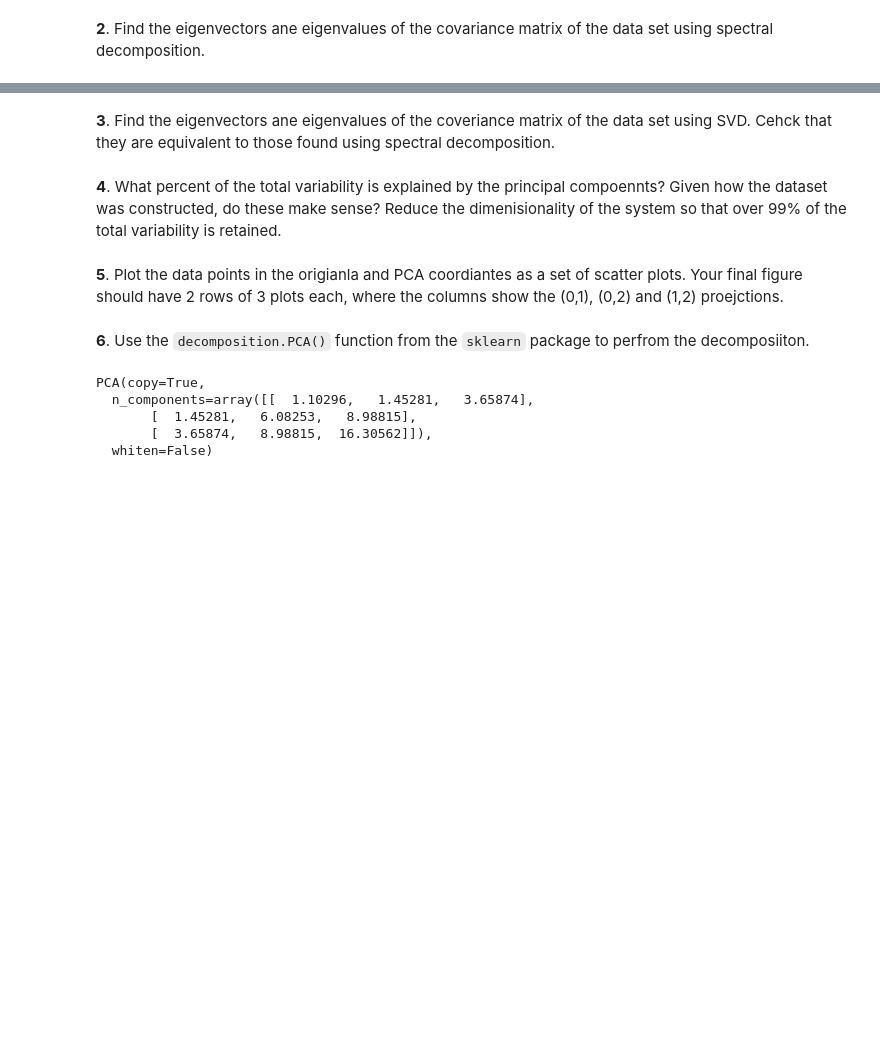
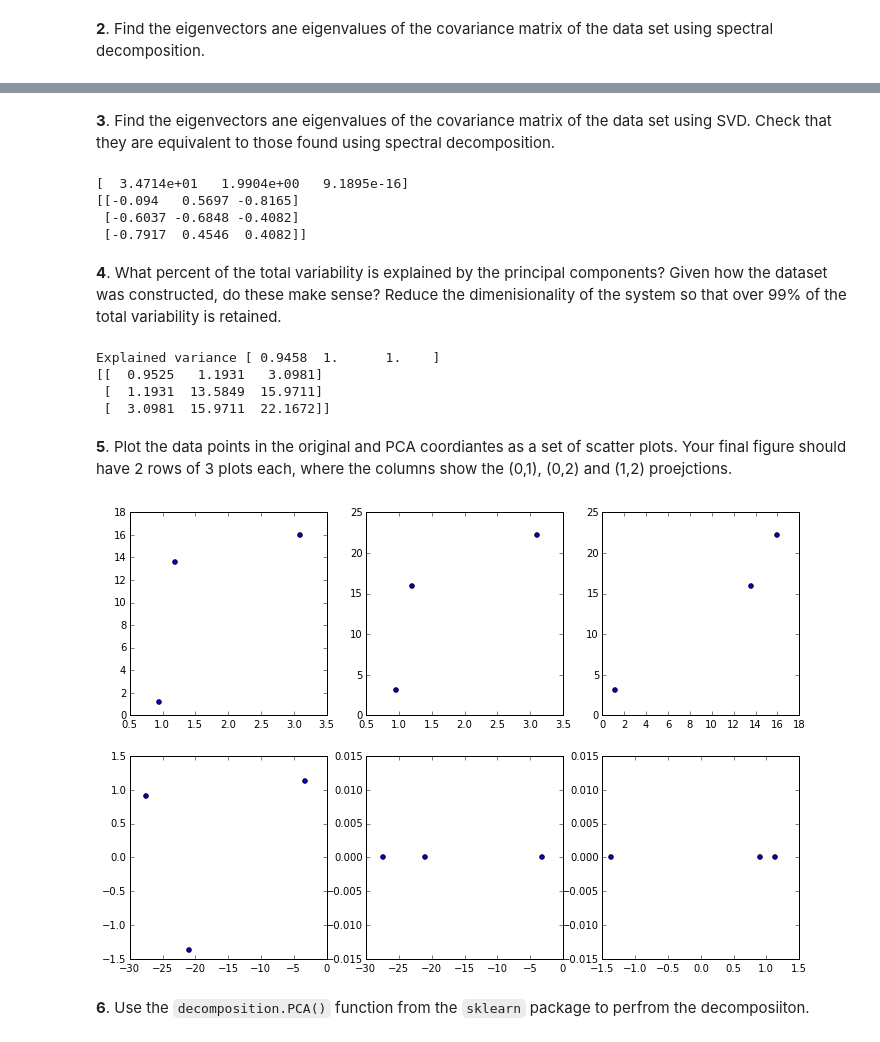
Before and after one commit to star1327p/STA663-Christine-Chai, a Jupyter notebook: Topic08_Principal_Components_Analysis/PCA-Copy0.ipynb, the cells around one changed output, grey strips where cells are left out. Drawn from its saved outputs; the diff is of its cells as text; code cells hidden in the pictures; blank space fills up the shorter version.

```diff
--- a/Topic08_Principal_Components_Analysis/PCA-Copy0.ipynb
+++ b/Topic08_Principal_Components_Analysis/PCA-Copy0.ipynb
@@ -297,10 +297,12 @@ The exercise is meant to help your understanding of what is going on when PCA is
 # %%
 # np.random.normal: scale = standard deviation
 a0 = np.random.normal(loc=0,scale=1,size=100)
-a1 = a0 + np.random.normal(loc=0,scale=np.sqrt(3),size=100)
+a1 = a0 + np.random.normal(loc=0,scale=3,size=100)
 a2 = 2*a0 + a1
-data = np.matrix([a0,a1,a2])
-data = np.reshape(data,(3,100))
+data = np.row_stack((a0,a1,a2))
+
+# data = np.matrix([a0,a1,a2])
+# data = np.reshape(data,(3,100))
 print data.shape
 # print data
 # %% [output]
@@ -329,19 +332,46 @@ print np.linalg.eig(covMat)
 # %% [markdown]
-**3**. Find the eigenvectors ane eigenvalues of the coveriance matrix of the data set using SVD. Cehck that they are equivalent to those found using spectral decomposition.
+**3**. Find the eigenvectors ane eigenvalues of the covariance matrix of the data set using SVD. Check that they are equivalent to those found using spectral decomposition.
+# %%
+U, s, V = np.linalg.svd(covMat)
+print s
+print U
+# %% [output]
+[  3.4714e+01   1.9904e+00   9.1895e-16]
+[[-0.094   0.5697 -0.8165]
+ [-0.6037 -0.6848 -0.4082]
+ [-0.7917  0.4546  0.4082]]
 # %% [markdown]
-**4**. What percent of the total variability is explained by the principal compoennts? Given how the dataset was constructed, do these make sense? Reduce the dimenisionality of the system so that over 99% of the total variability is retained.
+**4**. What percent of the total variability is explained by the principal components? Given how the dataset was constructed, do these make sense? Reduce the dimenisionality of the system so that over 99% of the total variability is retained.
+# %%
+# From the answer key
+
+print "Explained variance", np.cumsum(e)/e.sum()
+# note: a2 is a linear combination of a1
+# and a0 explains part of the variance of a1 by construction
+
+print U.dot(np.diag(e).dot(U.T))
+
+B1 = U.T.dot(covMat) # in PCA coordinates
+
+e[2:] = 0
+covMat1 = U.dot(np.diag(e).dot(B1)) # in original coorindates with dimension reduction
+# %% [output]
+Explained variance [ 0.9458  1.      1.    ]
+[[  0.9525   1.1931   3.0981]
+ [  1.1931  13.5849  15.9711]
+ [  3.0981  15.9711  22.1672]]
 # %% [markdown]
-**5**. Plot the data points in the origianla and PCA coordiantes as a set of scatter plots. Your final figure should have 2 rows of 3 plots each, where the columns show the (0,1), (0,2) and (1,2) proejctions.
+**5**. Plot the data points in the original and PCA coordiantes as a set of scatter plots. Your final figure should have 2 rows of 3 plots each, where the columns show the (0,1), (0,2) and (1,2) proejctions.
+# %%
+A = covMat
+plt.figure(figsize=(12, 8))
+dims = [(0,1), (0,2), (1,2)]
+for k, dim in enumerate(dims):
+    plt.subplot(2, 3, k+1)
+    plt.scatter(A[dim[0], :], A[dim[1], :])
+    plt.subplot(2, 3, k+4)
+    plt.scatter(B1[dim[0], :], B1[dim[1], :])
+# %% [output]
+[figure, added]
 # %% [markdown]
 **6**. Use the `decomposition.PCA()` function from the `sklearn` package to perfrom the decomposiiton.
-# %%
-from sklearn.decomposition import PCA
-pca = PCA(covMat)
-print pca
-# But I still don't understand what I am doing!
-# %% [output]
-PCA(copy=True,
-  n_components=array([[  1.10296,   1.45281,   3.65874],
-       [  1.45281,   6.08253,   8.98815],
-       [  3.65874,   8.98815,  16.30562]]),
-  whiten=False)
```
Also changed, not shown: parts of 3 cells of this notebook, 10 other files.
